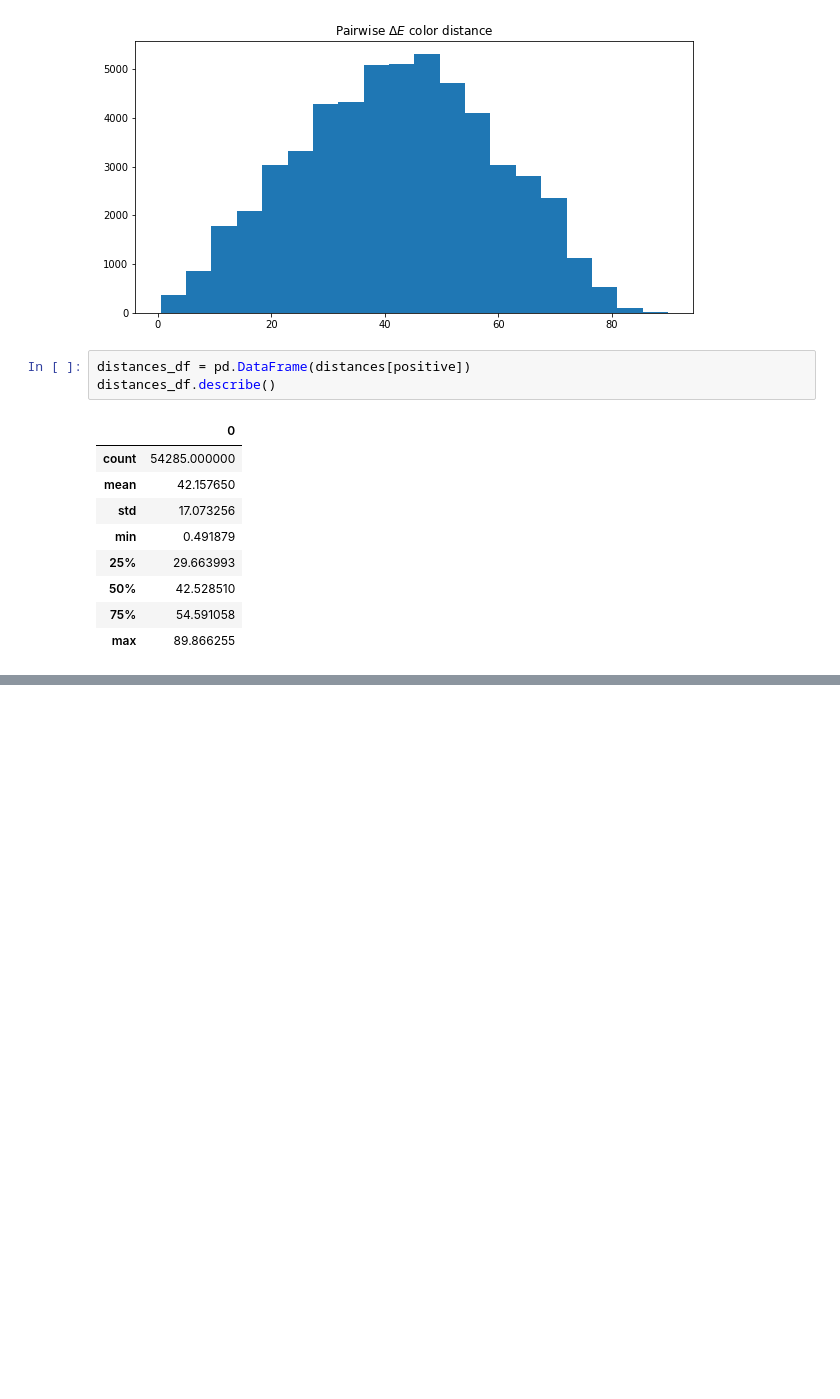
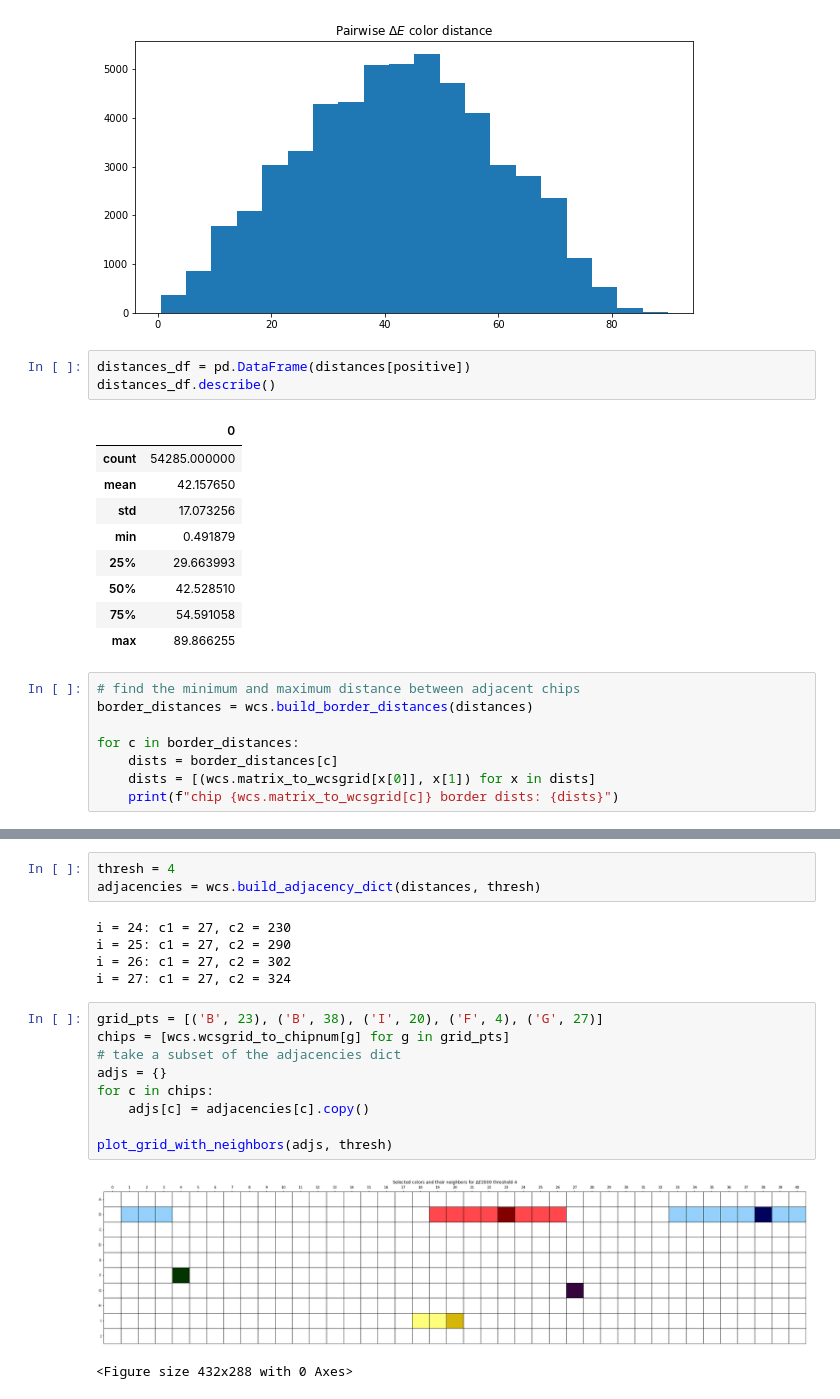
Before and after one commit to rsulli55/wcs-project-696h, a Jupyter notebook: color_distances.ipynb, the cells around one changed output, grey strips where cells are left out. Saved outputs shown, nothing was run; the diff lists cells and outputs as text; blank space fills up the shorter version.

```diff
--- a/color_distances.ipynb
+++ b/color_distances.ipynb
@@ -28,3 +31,11 @@ distances_df.describe()
 | 50% | 42.528510 |
 | 75% | 54.591058 |
 | max | 89.866255 |
+# %%
+# find the minimum and maximum distance between adjacent chips
+border_distances = wcs.build_border_distances(distances)
+
+for c in border_distances:
+    dists = border_distances[c]
+    dists = [(wcs.matrix_to_wcsgrid[x[0]], x[1]) for x in dists]
+    print(f"chip {wcs.matrix_to_wcsgrid[c]} border dists: {dists}")
@@ -30,0 +123,20 @@ distances_df.describe()
+# %%
+thresh = 4
+adjacencies = wcs.build_adjacency_dict(distances, thresh)
+# %% [output]
+i = 24: c1 = 27, c2 = 230
+i = 25: c1 = 27, c2 = 290
+i = 26: c1 = 27, c2 = 302
+i = 27: c1 = 27, c2 = 324
+# %%
+grid_pts = [('B', 23), ('B', 38), ('I', 20), ('F', 4), ('G', 27)]
+chips = [wcs.wcsgrid_to_chipnum[g] for g in grid_pts]
+# take a subset of the adjacencies dict
+adjs = {}
+for c in chips:
+    adjs[c] = adjacencies[c].copy()
+
+plot_grid_with_neighbors(adjs, thresh)
+# %% [output]
+[figure, added]
+<Figure size 432x288 with 0 Axes>
```
Also changed, not shown: parts of 3 cells of this notebook, 1 other file.
